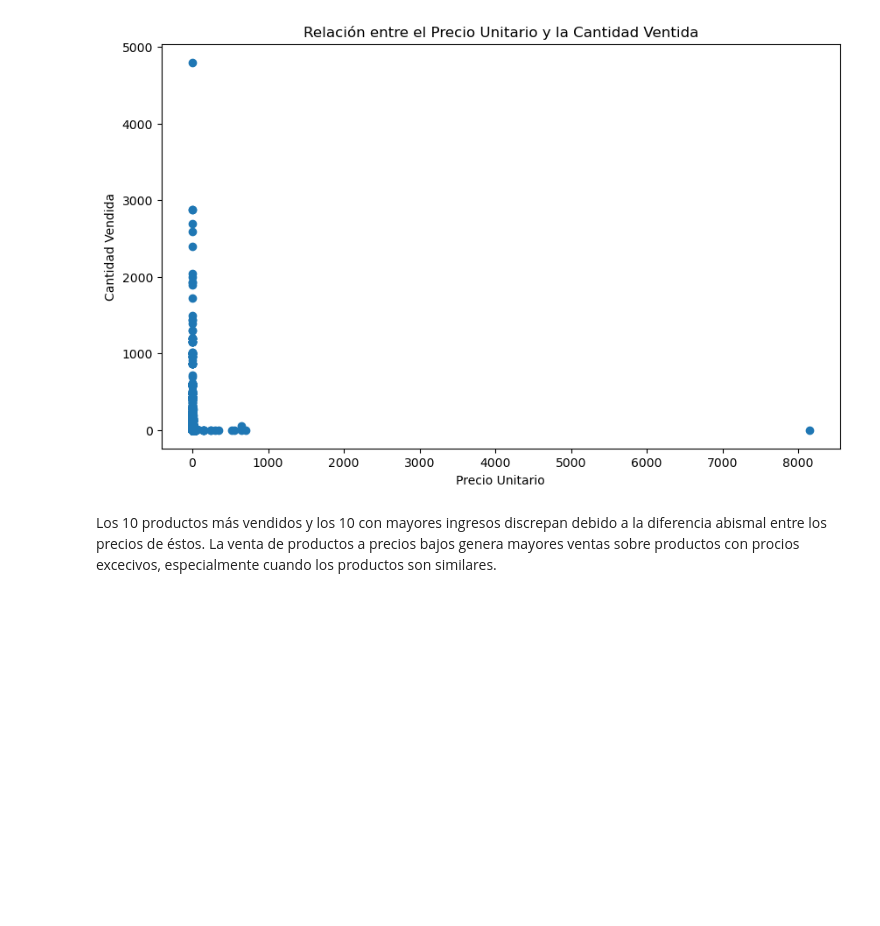
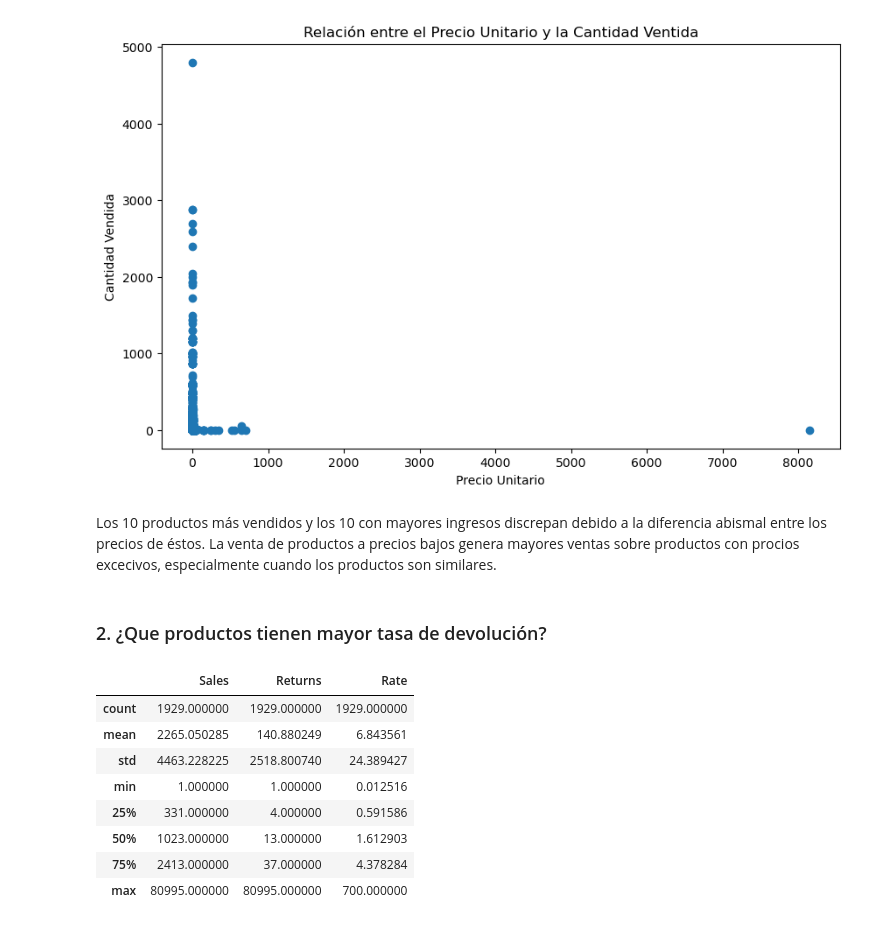
Before and after one commit to pahoalapizco/python_for_data_science, a Jupyter notebook: notebooks/4.0-numpy_pandas_da-analysis_01.ipynb, the cells around one changed output. Saved outputs shown, nothing was run; the diff lists cells and outputs as text; code cells hidden in the pictures; blank space fills up the shorter version.

```diff
--- a/notebooks/4.0-numpy_pandas_da-analysis_01.ipynb
+++ b/notebooks/4.0-numpy_pandas_da-analysis_01.ipynb
@@ -338,3 +343,31 @@ plt.ylabel("Cantidad Vendida");
 [figure]
 # %% [markdown]
 Los 10 productos más vendidos y los 10 con mayores ingresos discrepan debido a la diferencia abismal entre los precios de éstos. La venta de productos a precios bajos genera mayores ventas sobre productos con procios excecivos, especialmente cuando los productos son similares.
+# %% [markdown]
+### 2. ¿Que productos tienen mayor tasa de devolución?
+# %%
+return_rates_data = retail_cleaned.pivot_table(
+  index=["StockCode", "Description"],
+  columns="Return",
+  values="Quantity",
+  aggfunc=(lambda x: np.abs(x).sum()),
+  fill_value=0
+)
+
+return_rates_data.columns = ["Sales", "Returns"]
+return_rates_data["Rate"] = return_rates_data.apply(
+  lambda df: (df["Returns"]/df["Sales"] * 100) if df["Sales"] != 0 else df["Sales"],
+  axis=1
+)
+return_rates_data = return_rates_data[return_rates_data["Rate"] > 0].sort_values(by="Rate", ascending=False).reset_index()
+return_rates_data.describe()
+# %% [output]
+|  | Sales | Returns | Rate |
+| count | 1929.000000 | 1929.000000 | 1929.000000 |
+| mean | 2265.050285 | 140.880249 | 6.843561 |
+| std | 4463.228225 | 2518.800740 | 24.389427 |
+| min | 1.000000 | 1.000000 | 0.012516 |
+| 25% | 331.000000 | 4.000000 | 0.591586 |
+| 50% | 1023.000000 | 13.000000 | 1.612903 |
+| 75% | 2413.000000 | 37.000000 | 4.378284 |
+| max | 80995.000000 | 80995.000000 | 700.000000 |
```
Also changed, not shown: parts of 7 cells of this notebook.
